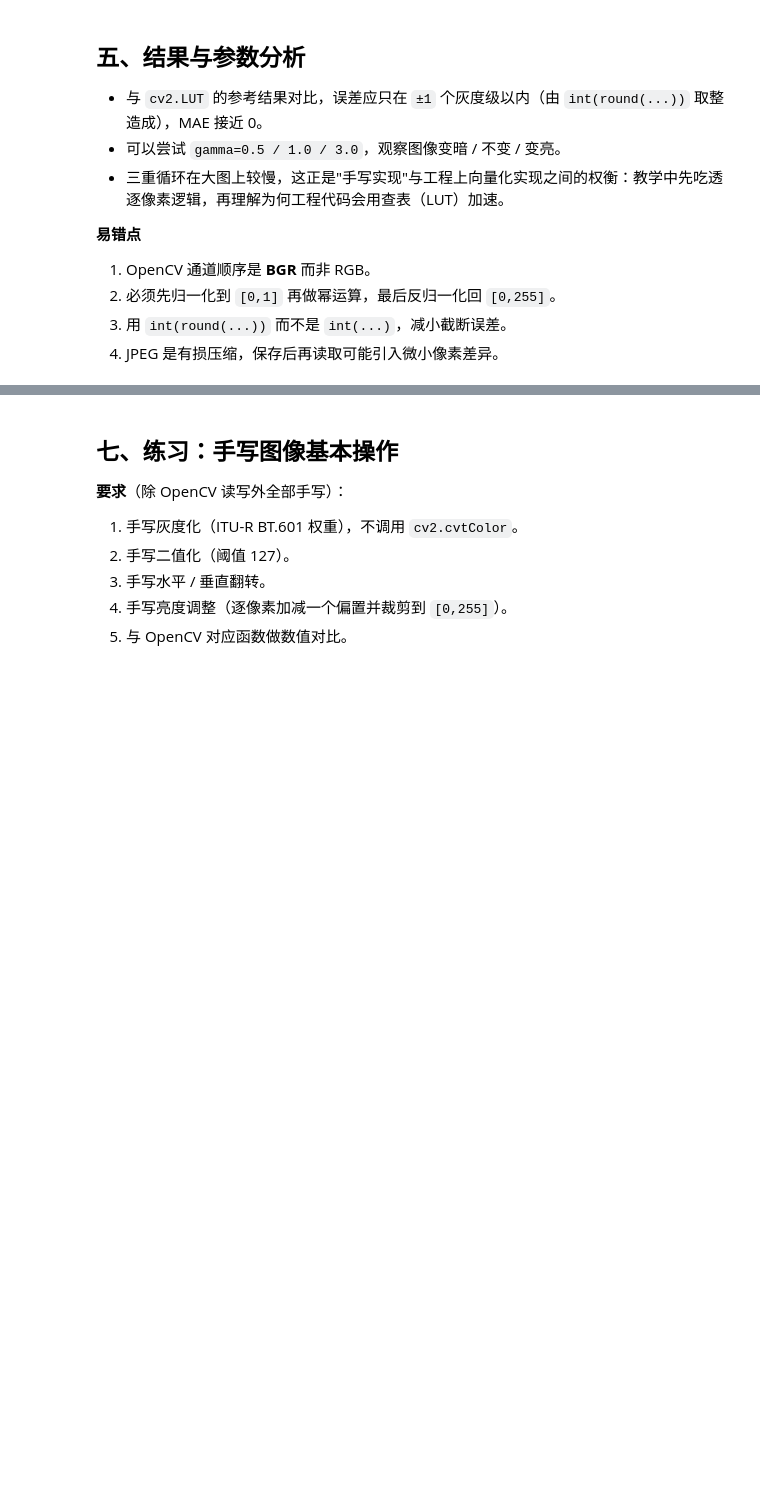
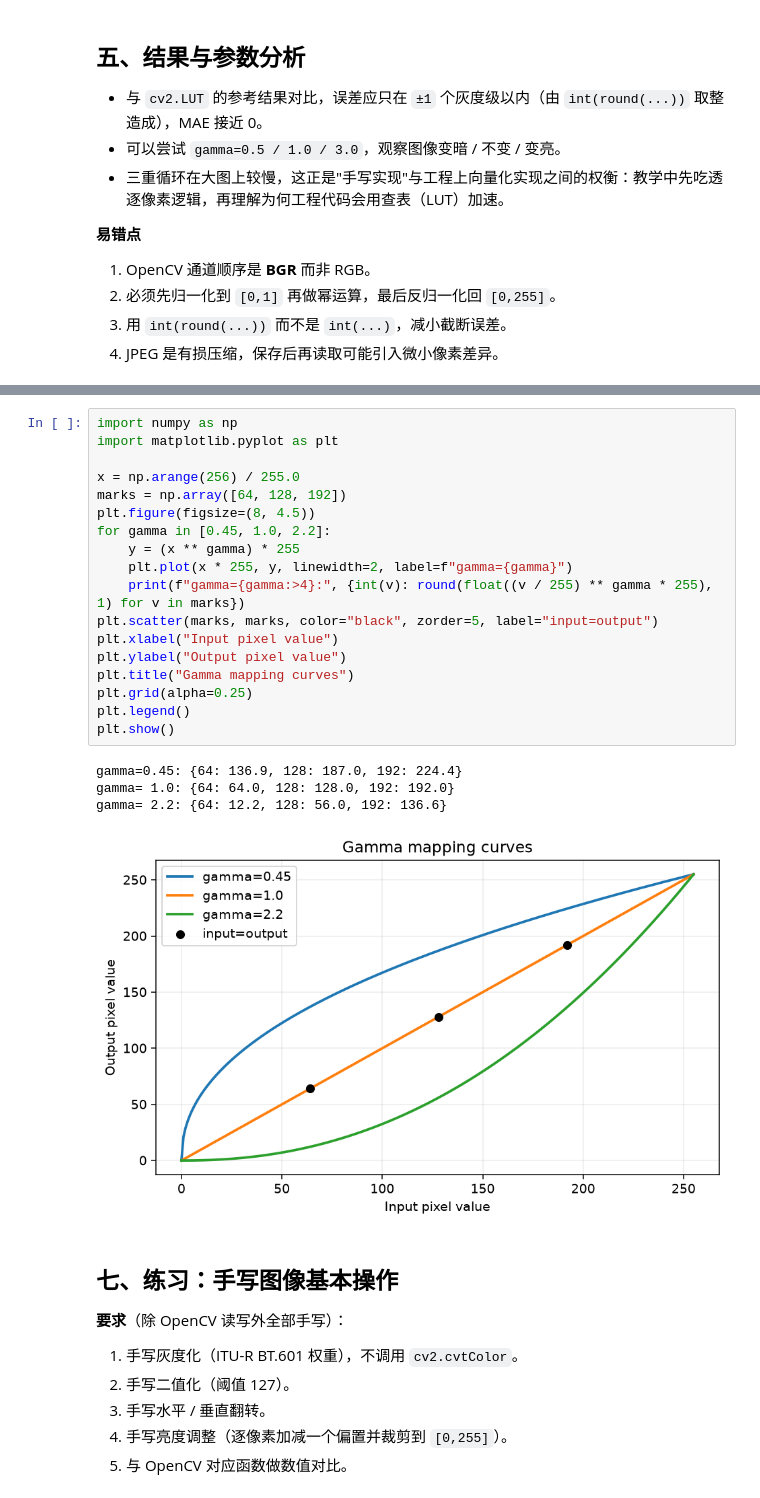
Before and after one commit to ZOUMDA28/Hands-On-Computer-Vision, a Jupyter notebook: notebooks/part1-image-processing/01-digital-image-acquisition/practice.ipynb, the cells around one changed output, grey strips where cells are left out. Cells and saved outputs as stored; diff of their text form; blank space fills up the shorter version.

```diff
--- a/notebooks/part1-image-processing/01-digital-image-acquisition/practice.ipynb
+++ b/notebooks/part1-image-processing/01-digital-image-acquisition/practice.ipynb
@@ -330,3 +423,26 @@ findfont: Failed to find font weight medium, now using 400.
+# %%
+import numpy as np
+import matplotlib.pyplot as plt
+
+x = np.arange(256) / 255.0
+marks = np.array([64, 128, 192])
+plt.figure(figsize=(8, 4.5))
+for gamma in [0.45, 1.0, 2.2]:
+    y = (x ** gamma) * 255
+    plt.plot(x * 255, y, linewidth=2, label=f"gamma={gamma}")
+    print(f"gamma={gamma:>4}:", {int(v): round(float((v / 255) ** gamma * 255), 1) for v in marks})
+plt.scatter(marks, marks, color="black", zorder=5, label="input=output")
+plt.xlabel("Input pixel value")
+plt.ylabel("Output pixel value")
+plt.title("Gamma mapping curves")
+plt.grid(alpha=0.25)
+plt.legend()
+plt.show()
+# %% [output]
+gamma=0.45: {64: 136.9, 128: 187.0, 192: 224.4}
+gamma= 1.0: {64: 64.0, 128: 128.0, 192: 192.0}
+gamma= 2.2: {64: 12.2, 128: 56.0, 192: 136.6}
+[figure, added]
 # %% [markdown]
 ## 七、练习：手写图像基本操作
 
```
Also changed, not shown: parts of 2 cells of this notebook, 8 other files.
